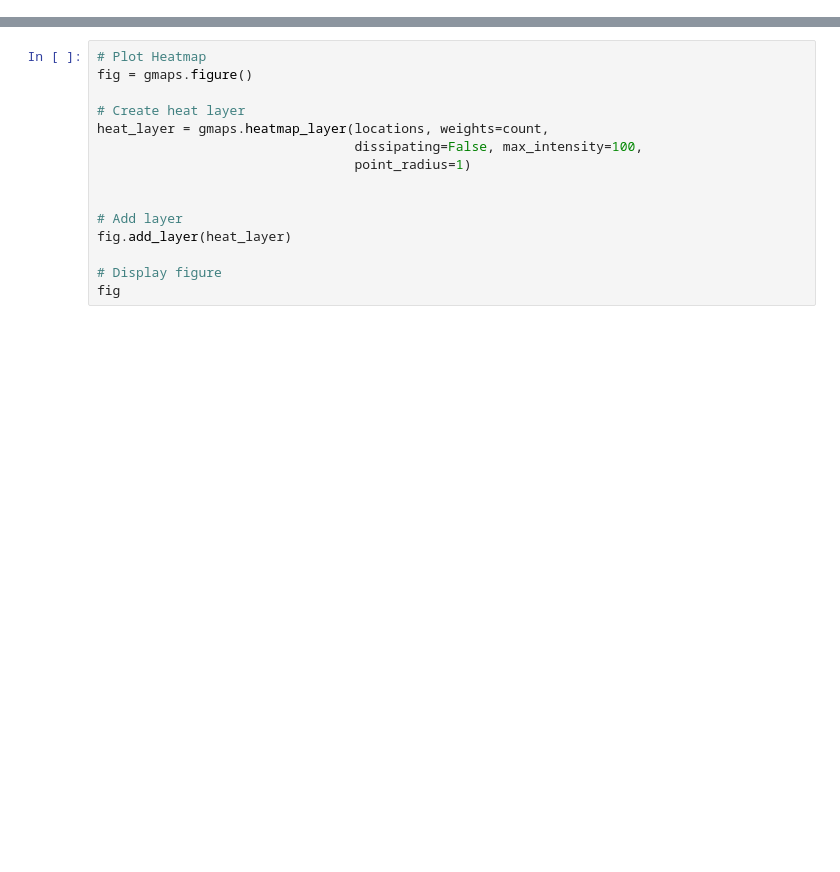
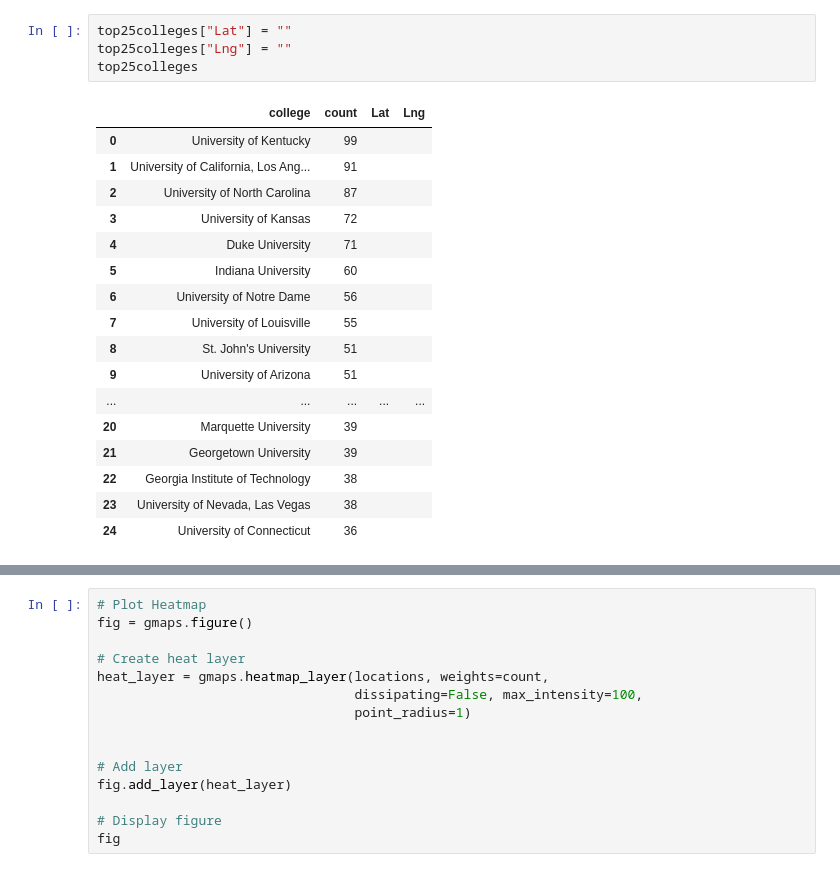
Before and after one commit to reedkm/project_one, a Jupyter notebook: player_heatmap.ipynb, the cells around one changed output, grey strips where cells are left out. Drawn from its saved outputs; the diff is of its cells as text; blank space fills up the shorter version.

```diff
--- a/player_heatmap.ipynb
+++ b/player_heatmap.ipynb
@@ -82,3 +192,25 @@ college_df.head()
+# %%
+top25colleges["Lat"] = ""
+top25colleges["Lng"] = ""
+top25colleges
+# %% [output]
+|  | college | count | Lat | Lng |
+| 0 | University of Kentucky | 99 |  |  |
+| 1 | University of California, Los Ang... | 91 |  |  |
+| 2 | University of North Carolina | 87 |  |  |
+| 3 | University of Kansas | 72 |  |  |
+| 4 | Duke University | 71 |  |  |
+| 5 | Indiana University | 60 |  |  |
+| 6 | University of Notre Dame | 56 |  |  |
+| 7 | University of Louisville | 55 |  |  |
+| 8 | St. John's University | 51 |  |  |
+| 9 | University of Arizona | 51 |  |  |
+| ... | ... | ... | ... | ... |
+| 20 | Marquette University | 39 |  |  |
+| 21 | Georgetown University | 39 |  |  |
+| 22 | Georgia Institute of Technology | 38 |  |  |
+| 23 | University of Nevada, Las Vegas | 38 |  |  |
+| 24 | University of Connecticut | 36 |  |  |
 # %%
 # create a params dict that will be updated with new city each iteration
 params2 = {"key": gkey}
```
Also changed, not shown: parts of 32 cells of this notebook.
